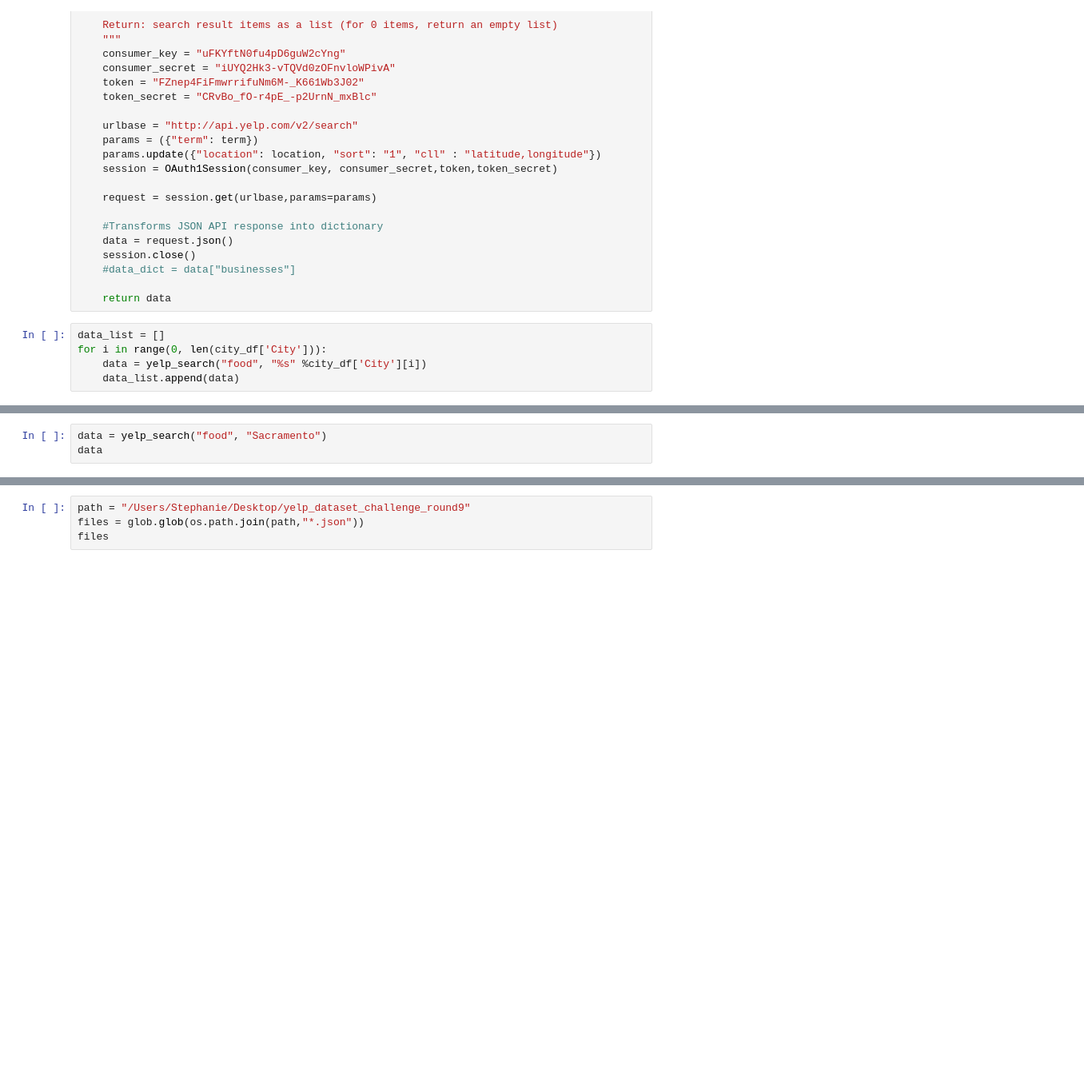
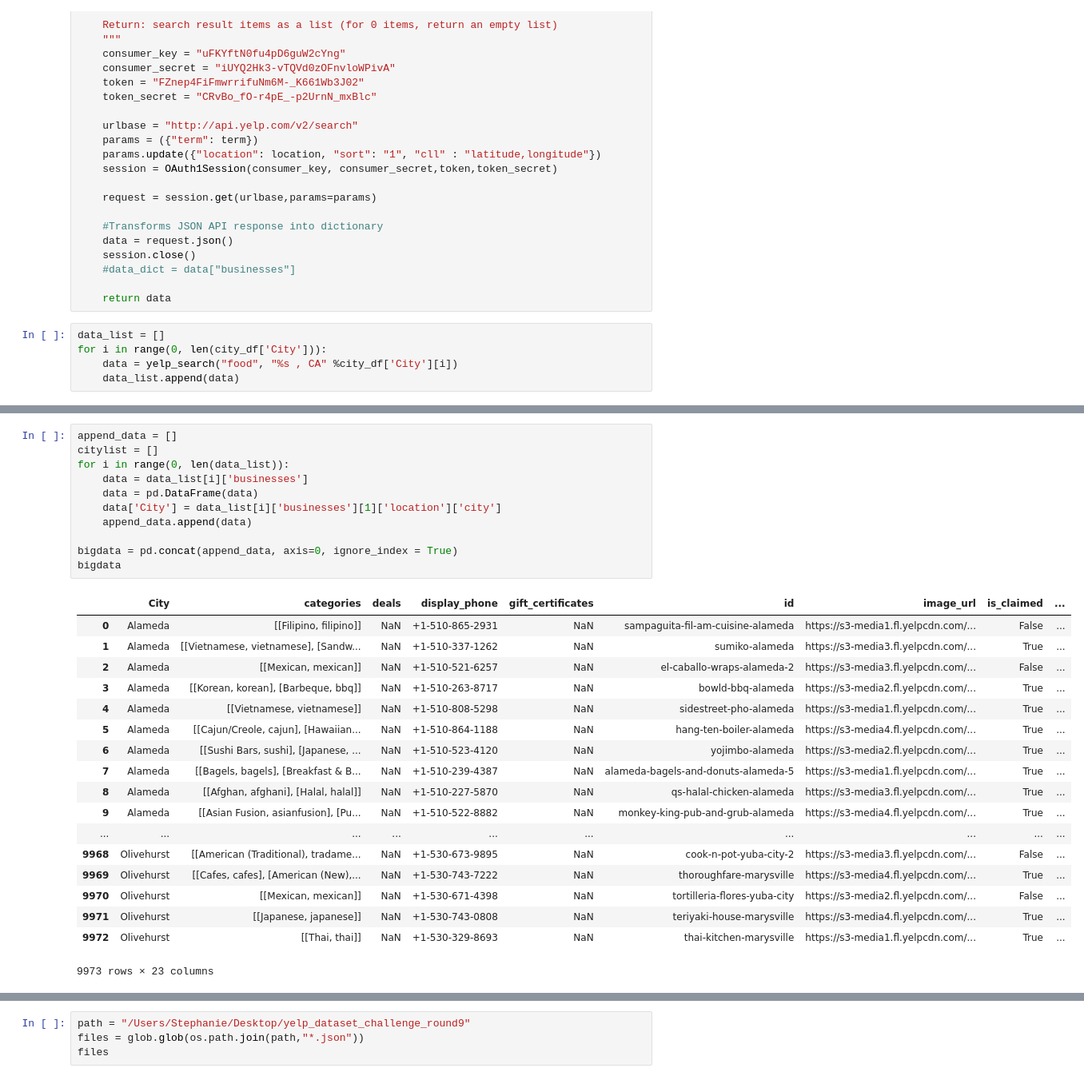
Before and after one commit to chloechen1995/STA-141B-Project, a Jupyter notebook: Yelp Project Analysis.ipynb, the cells around one changed output, grey strips where cells are left out. Shown: that part at 80% size. Drawn from its saved outputs; the diff is of its cells as text; blank space fills up the shorter version.

Commit message:
food dataframe done

```diff
--- a/Yelp Project Analysis.ipynb
+++ b/Yelp Project Analysis.ipynb
@@ -130,6 +130,6 @@ def yelp_search(term, location):
 # %%
 data_list = []
 for i in range(0, len(city_df['City'])):
-    data = yelp_search("food", "%s" %city_df['City'][i])
+    data = yelp_search("food", "%s , CA" %city_df['City'][i])
     data_list.append(data)
 # %%
@@ -137,4 +155,31 @@ data_list
-# %%
-data = yelp_search("food", "Sacramento")
-data
+# %%
+append_data = []
+citylist = []
+for i in range(0, len(data_list)):
+    data = data_list[i]['businesses']
+    data = pd.DataFrame(data)
+    data['City'] = data_list[i]['businesses'][1]['location']['city']
+    append_data.append(data)
+
+bigdata = pd.concat(append_data, axis=0, ignore_index = True)
+bigdata
+# %% [output]
+|  | City | categories | deals | display_phone | gift_certificates | id | image_url | is_claimed | ... |
+| 0 | Alameda | [[Filipino, filipino]] | NaN | +1-510-865-2931 | NaN | sampaguita-fil-am-cuisine-alameda | https://s3-media1.fl.yelpcdn.com/... | False | ... |
+| 1 | Alameda | [[Vietnamese, vietnamese], [Sandw... | NaN | +1-510-337-1262 | NaN | sumiko-alameda | https://s3-media3.fl.yelpcdn.com/... | True | ... |
+| 2 | Alameda | [[Mexican, mexican]] | NaN | +1-510-521-6257 | NaN | el-caballo-wraps-alameda-2 | https://s3-media3.fl.yelpcdn.com/... | False | ... |
+| 3 | Alameda | [[Korean, korean], [Barbeque, bbq]] | NaN | +1-510-263-8717 | NaN | bowld-bbq-alameda | https://s3-media2.fl.yelpcdn.com/... | True | ... |
+| 4 | Alameda | [[Vietnamese, vietnamese]] | NaN | +1-510-808-5298 | NaN | sidestreet-pho-alameda | https://s3-media1.fl.yelpcdn.com/... | True | ... |
+| 5 | Alameda | [[Cajun/Creole, cajun], [Hawaiian... | NaN | +1-510-864-1188 | NaN | hang-ten-boiler-alameda | https://s3-media4.fl.yelpcdn.com/... | True | ... |
+| 6 | Alameda | [[Sushi Bars, sushi], [Japanese, ... | NaN | +1-510-523-4120 | NaN | yojimbo-alameda | https://s3-media2.fl.yelpcdn.com/... | True | ... |
+| 7 | Alameda | [[Bagels, bagels], [Breakfast & B... | NaN | +1-510-239-4387 | NaN | alameda-bagels-and-donuts-alameda-5 | https://s3-media1.fl.yelpcdn.com/... | True | ... |
+| 8 | Alameda | [[Afghan, afghani], [Halal, halal]] | NaN | +1-510-227-5870 | NaN | qs-halal-chicken-alameda | https://s3-media3.fl.yelpcdn.com/... | True | ... |
+| 9 | Alameda | [[Asian Fusion, asianfusion], [Pu... | NaN | +1-510-522-8882 | NaN | monkey-king-pub-and-grub-alameda | https://s3-media4.fl.yelpcdn.com/... | True | ... |
+| ... | ... | ... | ... | ... | ... | ... | ... | ... | ... |
+| 9968 | Olivehurst | [[American (Traditional), tradame... | NaN | +1-530-673-9895 | NaN | cook-n-pot-yuba-city-2 | https://s3-media3.fl.yelpcdn.com/... | False | ... |
+| 9969 | Olivehurst | [[Cafes, cafes], [American (New),... | NaN | +1-530-743-7222 | NaN | thoroughfare-marysville | https://s3-media4.fl.yelpcdn.com/... | True | ... |
+| 9970 | Olivehurst | [[Mexican, mexican]] | NaN | +1-530-671-4398 | NaN | tortilleria-flores-yuba-city | https://s3-media2.fl.yelpcdn.com/... | False | ... |
+| 9971 | Olivehurst | [[Japanese, japanese]] | NaN | +1-530-743-0808 | NaN | teriyaki-house-marysville | https://s3-media4.fl.yelpcdn.com/... | True | ... |
+| 9972 | Olivehurst | [[Thai, thai]] | NaN | +1-530-329-8693 | NaN | thai-kitchen-marysville | https://s3-media1.fl.yelpcdn.com/... | True | ... |
+9973 rows × 23 columns
 # %%
```
Also changed, not shown: parts of 2 cells of this notebook.
